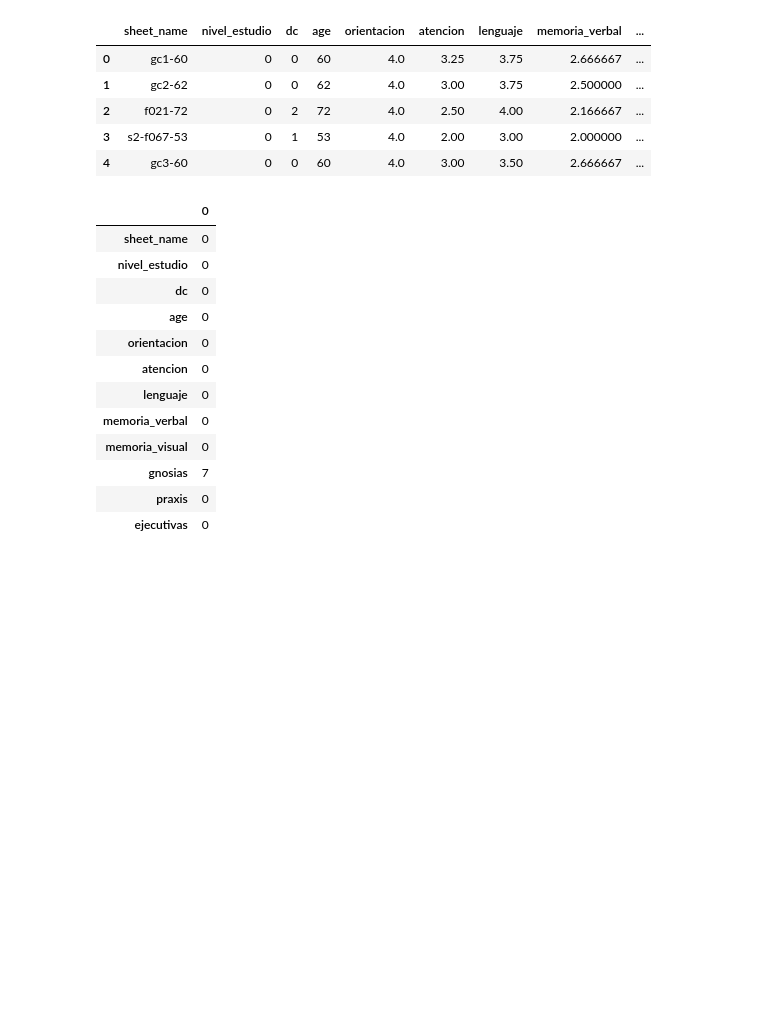
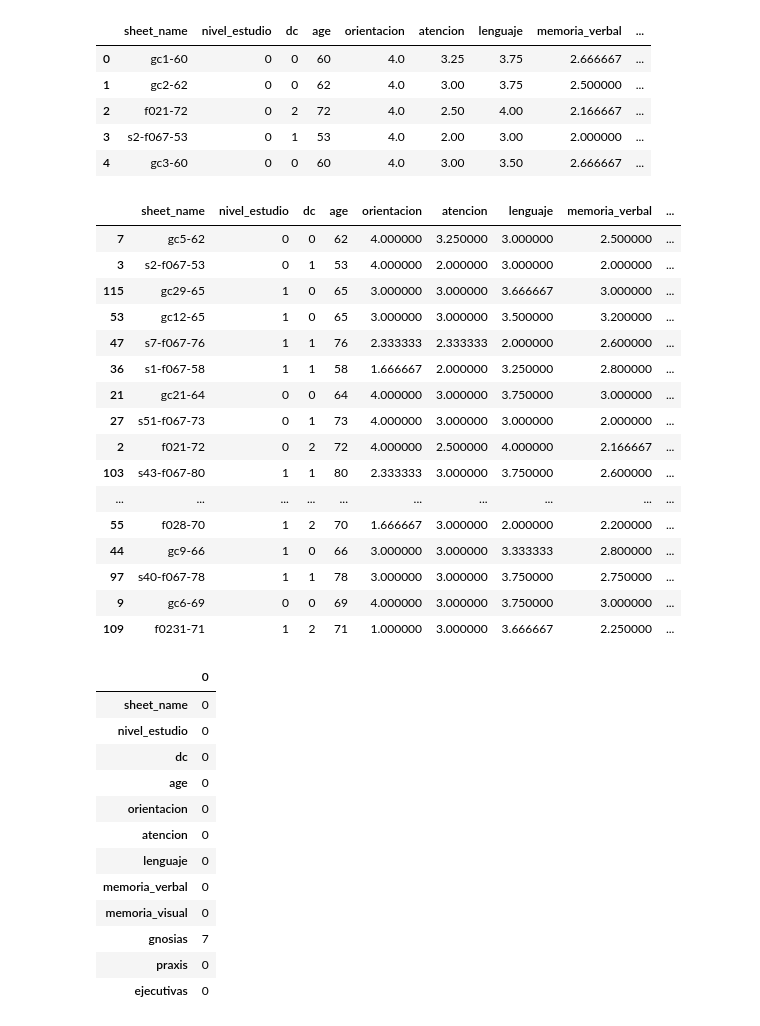
Before and after one commit to Nicolasg2c/dc_model_ts, a Jupyter notebook: src/dc_pipeline_2.ipynb, the cells around one changed output. Drawn from its saved outputs; the diff is of its cells as text; code cells hidden in the pictures; blank space fills up the shorter version.

```diff
--- a/src/dc_pipeline_2.ipynb
+++ b/src/dc_pipeline_2.ipynb
@@ -1071,6 +1069,26 @@ df_complete.head()
 | 2 | f021-72 | 0 | 2 | 72 | 4.0 | 2.50 | 4.00 | 2.166667 | ... |
 | 3 | s2-f067-53 | 0 | 1 | 53 | 4.0 | 2.00 | 3.00 | 2.000000 | ... |
 | 4 | gc3-60 | 0 | 0 | 60 | 4.0 | 3.00 | 3.50 | 2.666667 | ... |
+# %%
+df_complete.sample(20)
+# %% [output]
+|  | sheet_name | nivel_estudio | dc | age | orientacion | atencion | lenguaje | memoria_verbal | ... |
+| 7 | gc5-62 | 0 | 0 | 62 | 4.000000 | 3.250000 | 3.000000 | 2.500000 | ... |
+| 3 | s2-f067-53 | 0 | 1 | 53 | 4.000000 | 2.000000 | 3.000000 | 2.000000 | ... |
+| 115 | gc29-65 | 1 | 0 | 65 | 3.000000 | 3.000000 | 3.666667 | 3.000000 | ... |
+| 53 | gc12-65 | 1 | 0 | 65 | 3.000000 | 3.000000 | 3.500000 | 3.200000 | ... |
+| 47 | s7-f067-76 | 1 | 1 | 76 | 2.333333 | 2.333333 | 2.000000 | 2.600000 | ... |
+| 36 | s1-f067-58 | 1 | 1 | 58 | 1.666667 | 2.000000 | 3.250000 | 2.800000 | ... |
+| 21 | gc21-64 | 0 | 0 | 64 | 4.000000 | 3.000000 | 3.750000 | 3.000000 | ... |
+| 27 | s51-f067-73 | 0 | 1 | 73 | 4.000000 | 3.000000 | 3.000000 | 2.000000 | ... |
+| 2 | f021-72 | 0 | 2 | 72 | 4.000000 | 2.500000 | 4.000000 | 2.166667 | ... |
+| 103 | s43-f067-80 | 1 | 1 | 80 | 2.333333 | 3.000000 | 3.750000 | 2.600000 | ... |
+| ... | ... | ... | ... | ... | ... | ... | ... | ... | ... |
+| 55 | f028-70 | 1 | 2 | 70 | 1.666667 | 3.000000 | 2.000000 | 2.200000 | ... |
+| 44 | gc9-66 | 1 | 0 | 66 | 3.000000 | 3.000000 | 3.333333 | 2.800000 | ... |
+| 97 | s40-f067-78 | 1 | 1 | 78 | 3.000000 | 3.000000 | 3.750000 | 2.750000 | ... |
+| 9 | gc6-69 | 0 | 0 | 69 | 4.000000 | 3.000000 | 3.750000 | 3.000000 | ... |
+| 109 | f0231-71 | 1 | 2 | 71 | 1.000000 | 3.000000 | 3.666667 | 2.250000 | ... |
 # %%
 df_complete.isnull().sum()
 # %% [output]
```
Also changed, not shown: parts of 1 cell of this notebook.
